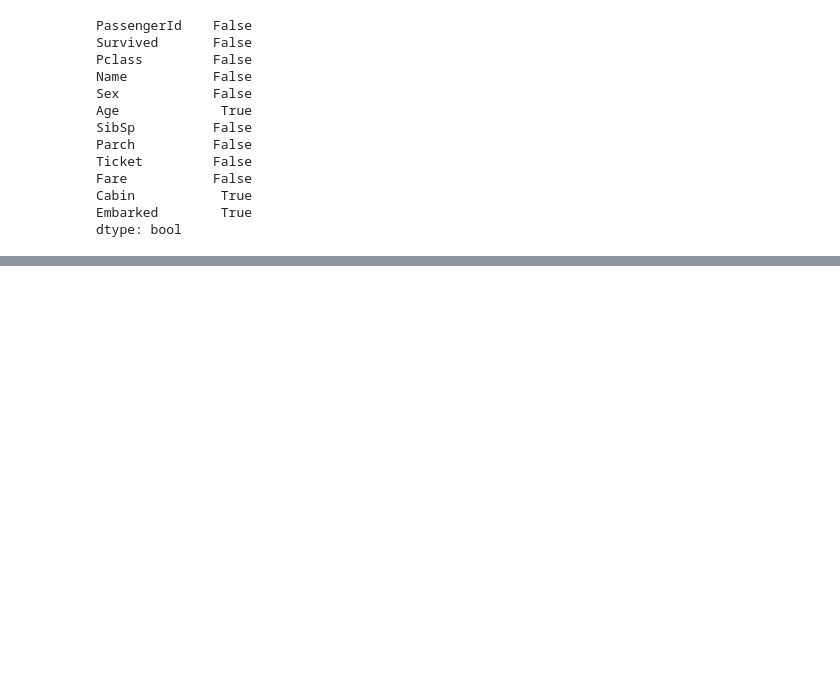
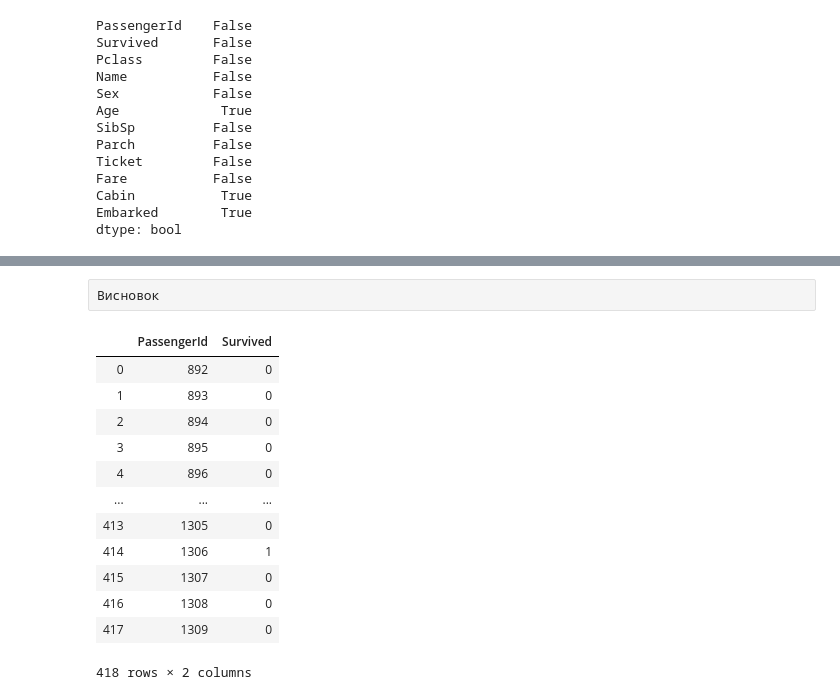
Before and after one commit to FantasticFour123/-TitanicProject, a Jupyter notebook: Titanic.ipynb, the cells around one changed output, grey strips where cells are left out. Cells and saved outputs as stored; diff of their text form; code cells hidden in the pictures; blank space fills up the shorter version.

```diff
--- a/Titanic.ipynb
+++ b/Titanic.ipynb
@@ -230,0 +245,6 @@ dtype: bool
+# %%
+train_data['Embarked'].fillna(value = train_data['Embarked'].value_counts().index[0], inplace=True)
+X = train_data.drop('Survived', axis = 1)
+y = train_data['Survived']
+
+X_train, X_test, y_train, y_test = train_test_split(X, y, test_size = 0.2, random_state = 0)
@@ -230,0 +369,21 @@ dtype: bool
+# %% [raw]
+Висновок
+# %%
+y_pred = pd.Series(best_model.predict(test_data), name = 'Survived')
+predict = pd.DataFrame({'PassengerId': test_data['PassengerId'],
+                       "Survived": y_pred})
+predict
+# %% [output]
+|  | PassengerId | Survived |
+| 0 | 892 | 0 |
+| 1 | 893 | 0 |
+| 2 | 894 | 0 |
+| 3 | 895 | 0 |
+| 4 | 896 | 0 |
+| ... | ... | ... |
+| 413 | 1305 | 0 |
+| 414 | 1306 | 1 |
+| 415 | 1307 | 0 |
+| 416 | 1308 | 0 |
+| 417 | 1309 | 0 |
+418 rows × 2 columns
```
Also changed, not shown: parts of 11 cells of this notebook.
